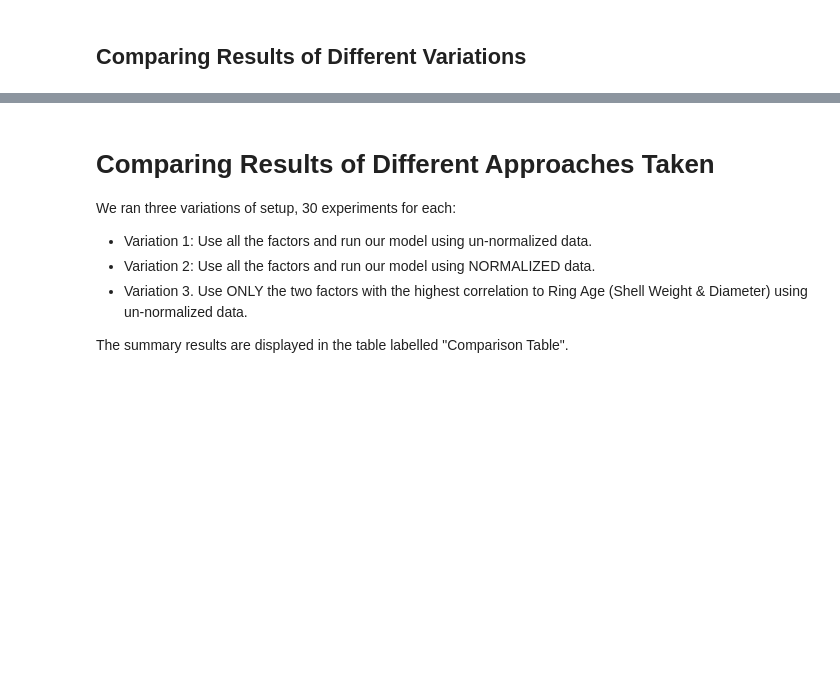
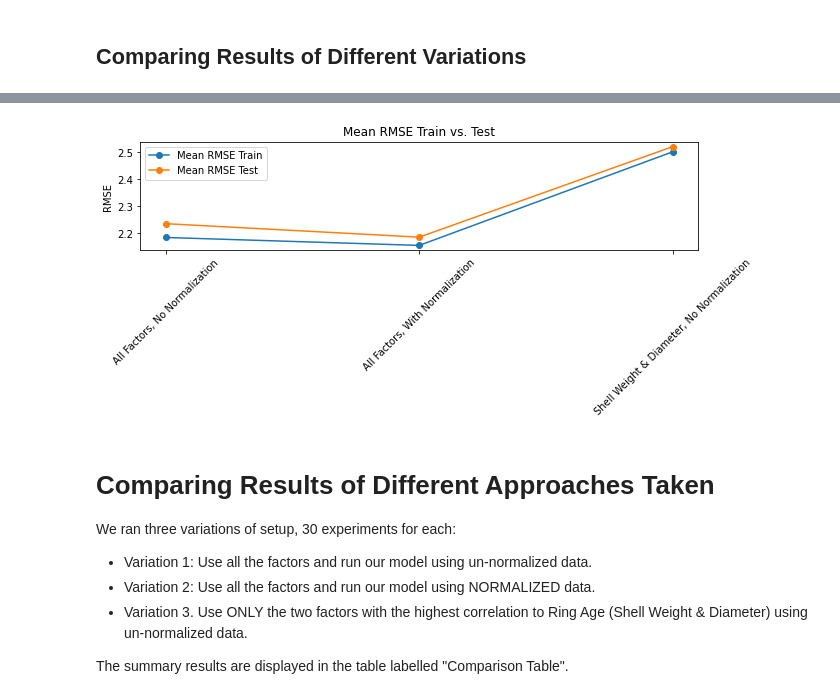
Before and after one commit to raymcg/ZZSC5846, a Jupyter notebook: Assess2.ipynb, the cells around one changed output, grey strips where cells are left out. Drawn from its saved outputs; the diff is of its cells as text; code cells hidden in the pictures; blank space fills up the shorter version.

```diff
--- a/Assess2.ipynb
+++ b/Assess2.ipynb
@@ -434,3 +449,7 @@ comparison_display_df
+# %%
+fig_line_rmse
+# %% [output]
+[figure, added]
 # %% [markdown]
 # Comparing Results of Different Approaches Taken
 
```
Also changed, not shown: parts of 13 cells of this notebook.
